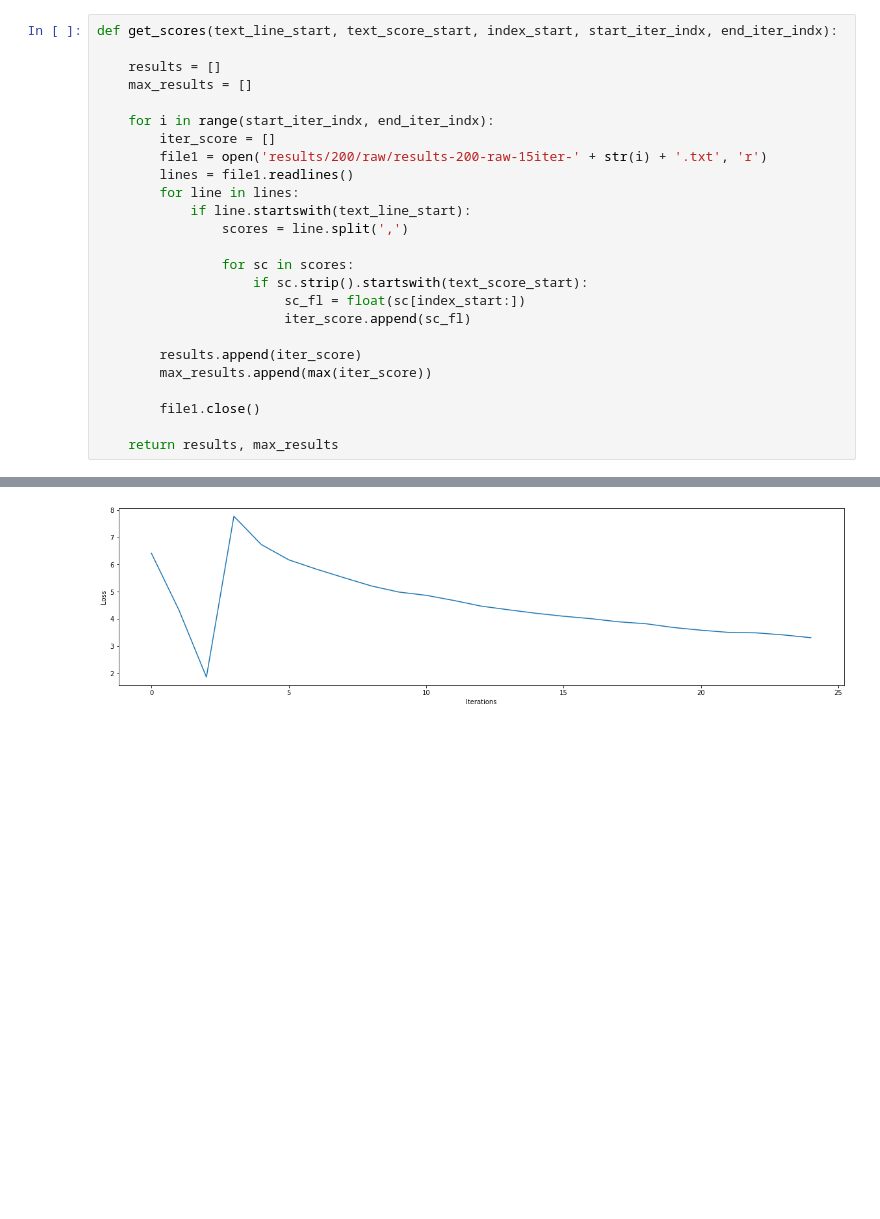
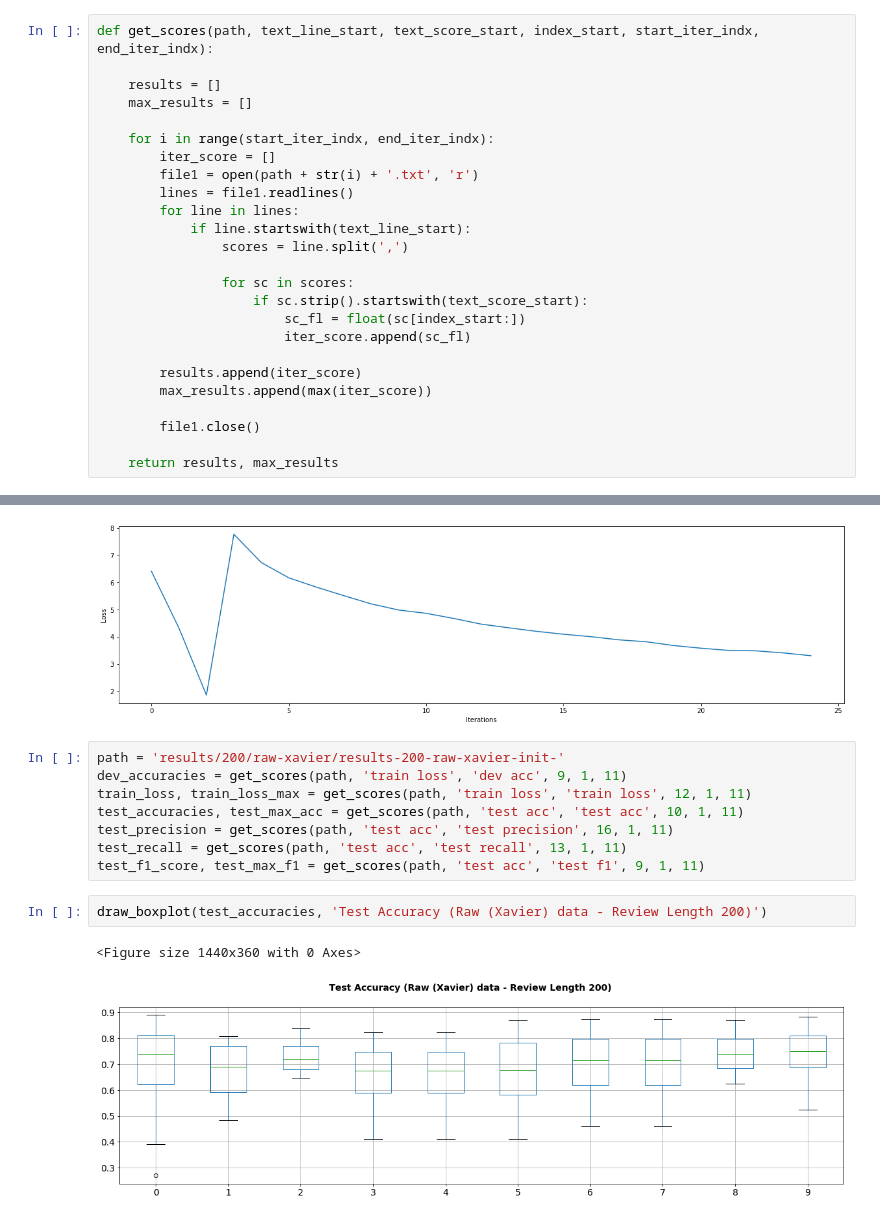
Before and after one commit to rmajumder/266finalproject, a Jupyter notebook: transcap-qb-2/format_results.ipynb, the cells around one changed output, grey strips where cells are left out. Cells and saved outputs as stored; diff of their text form; blank space fills up the shorter version.

```diff
--- a/transcap-qb-2/format_results.ipynb
+++ b/transcap-qb-2/format_results.ipynb
@@ -3,14 +3,14 @@ import pandas as pd
 import numpy as np
 import matplotlib.pyplot as plt
 # %%
-def get_scores(text_line_start, text_score_start, index_start, start_iter_indx, end_iter_indx):
+def get_scores(path, text_line_start, text_score_start, index_start, start_iter_indx, end_iter_indx):
 
     results = []
     max_results = []
 
     for i in range(start_iter_indx, end_iter_indx):
         iter_score = []
-        file1 = open('results/200/raw/results-200-raw-15iter-' + str(i) + '.txt', 'r')
+        file1 = open(path + str(i) + '.txt', 'r')
         lines = file1.readlines()
         for line in lines:
             if line.startswith(text_line_start):
@@ -86,3 +87,16 @@ draw_line_graph(test_accuracies[0], 'Accuracy', 'Iterations')
 draw_line_graph(train_loss[0], 'Loss', 'Iterations')
 # %% [output]
 [figure]
+# %%
+path = 'results/200/raw-xavier/results-200-raw-xavier-init-'
+dev_accuracies = get_scores(path, 'train loss', 'dev acc', 9, 1, 11)
+train_loss, train_loss_max = get_scores(path, 'train loss', 'train loss', 12, 1, 11)
+test_accuracies, test_max_acc = get_scores(path, 'test acc', 'test acc', 10, 1, 11)
+test_precision = get_scores(path, 'test acc', 'test precision', 16, 1, 11)
+test_recall = get_scores(path, 'test acc', 'test recall', 13, 1, 11)
+test_f1_score, test_max_f1 = get_scores(path, 'test acc', 'test f1', 9, 1, 11)
+# %%
+draw_boxplot(test_accuracies, 'Test Accuracy (Raw (Xavier) data - Review Length 200)')
+# %% [output]
+<Figure size 1440x360 with 0 Axes>
+[figure, added]
```
Also changed, not shown: parts of 6 cells of this notebook, 34 other files.
